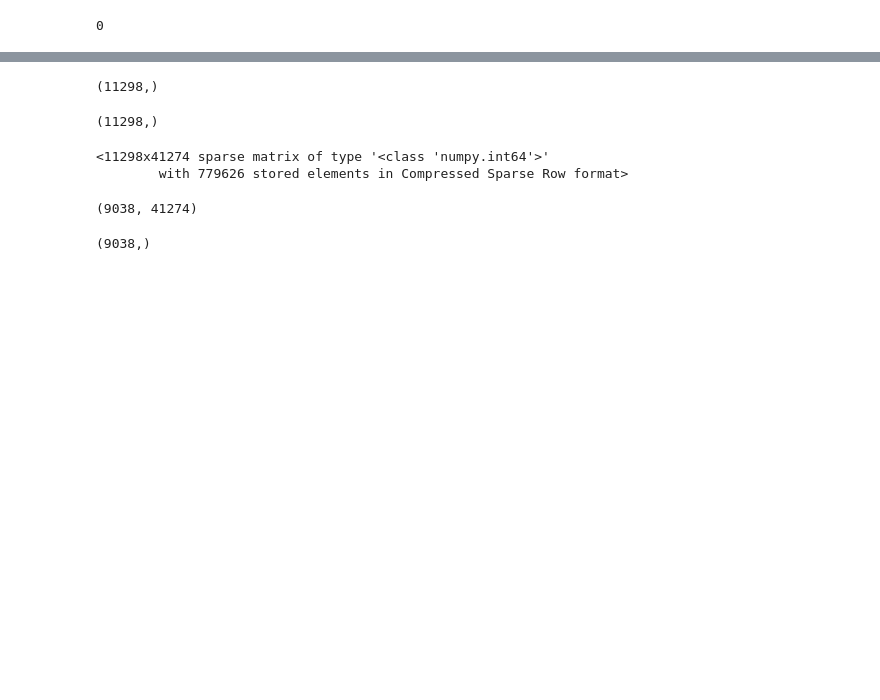
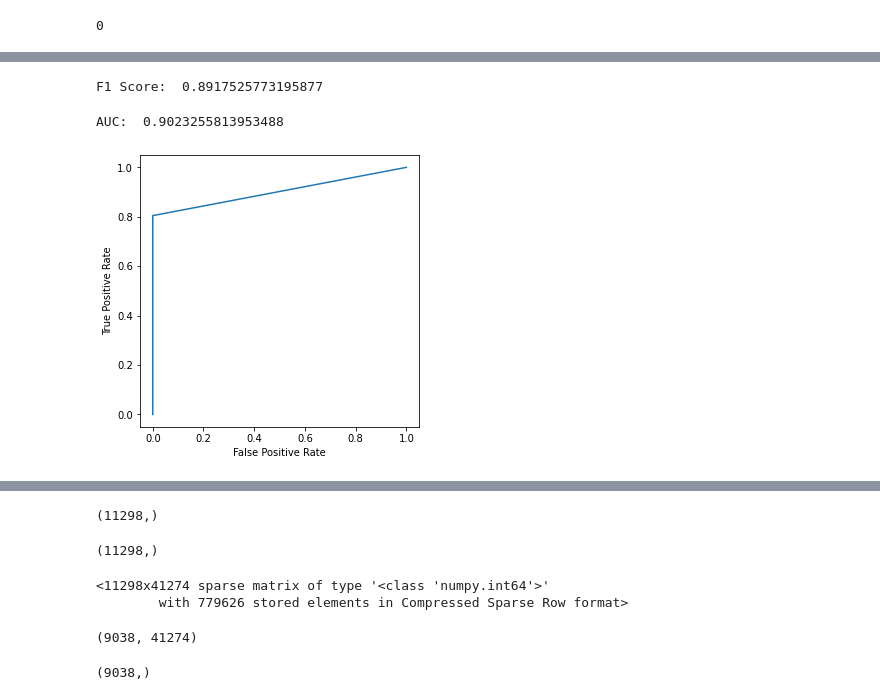
Before and after one commit to Aaditree/Forensic-Tool, a Jupyter notebook: Spam_Code.ipynb, the cells around one changed output, grey strips where cells are left out. Drawn from its saved outputs; the diff is of its cells as text; code cells hidden in the pictures; blank space fills up the shorter version.

```diff
--- a/Spam_Code.ipynb
+++ b/Spam_Code.ipynb
@@ -49,5 +64,5 @@ data.isnull().sum().sum()
 # %%
-data = data.dropna(how='all')
+data = data.dropna()
 data = data.reset_index(drop=True)
 # %%
 data.isnull().sum().sum()
@@ -55,0 +134,24 @@ data.isnull().sum().sum()
+# %%
+#F1 Score
+from sklearn.metrics import f1_score
+f1score= f1_score(y_test,prediction)
+print("F1 Score: ",f1score)
+# %% [output]
+F1 Score:  0.8917525773195877
+# %%
+#Calculate AUC
+from sklearn.metrics import roc_curve, auc
+fpr, tpr, treshold = roc_curve(y_test, prediction)
+roc_auc = auc(fpr, tpr)
+print("AUC: ",roc_auc)
+# %% [output]
+AUC:  0.9023255813953488
+# %%
+import matplotlib.pyplot as plt
+plt.subplots(1, figsize=(5,5))
+plt.plot(fpr, tpr)
+plt.ylabel('True Positive Rate')
+plt.xlabel('False Positive Rate')
+plt.show()
+# %% [output]
+[figure, added]
```
Also changed, not shown: parts of 23 cells of this notebook.
